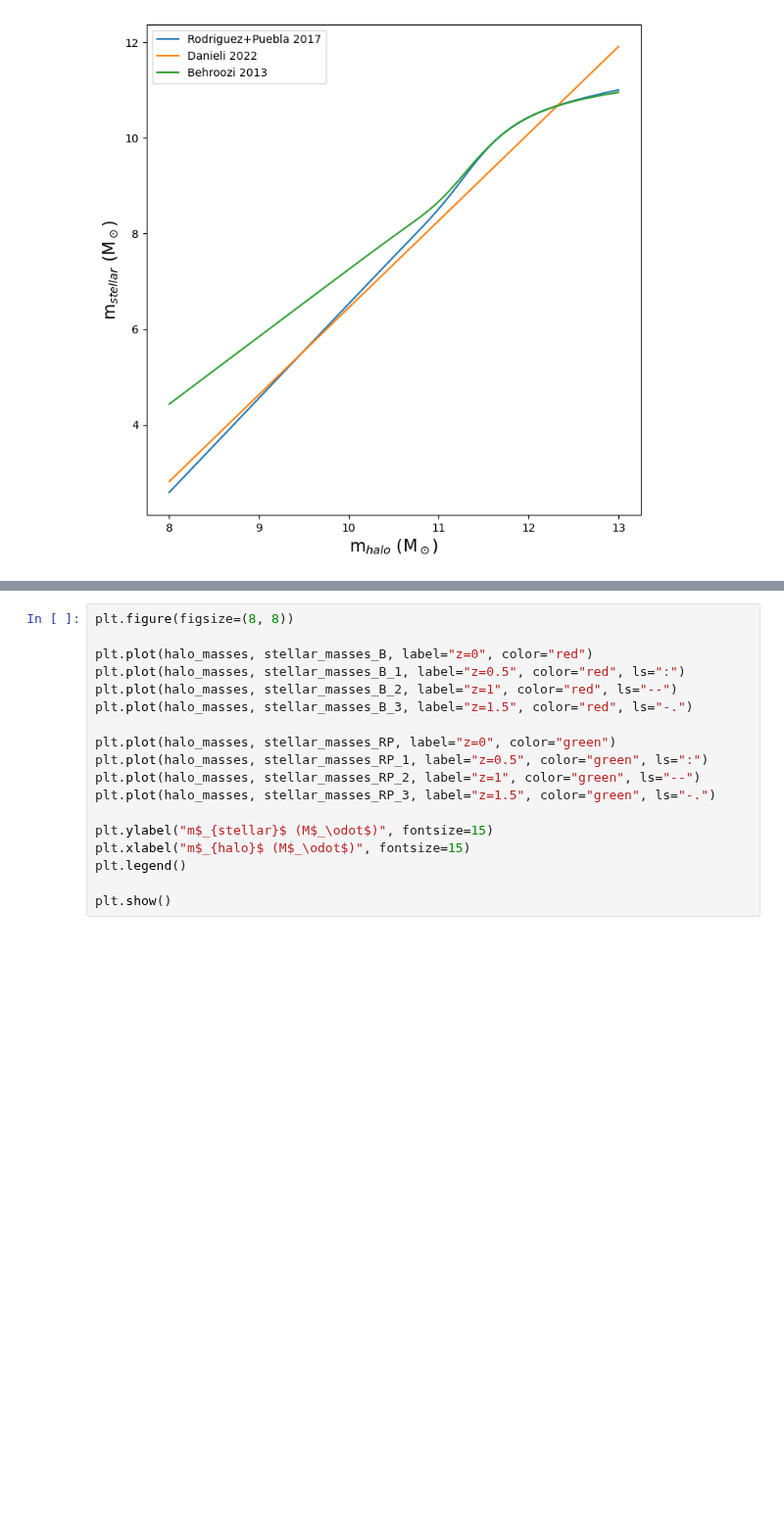
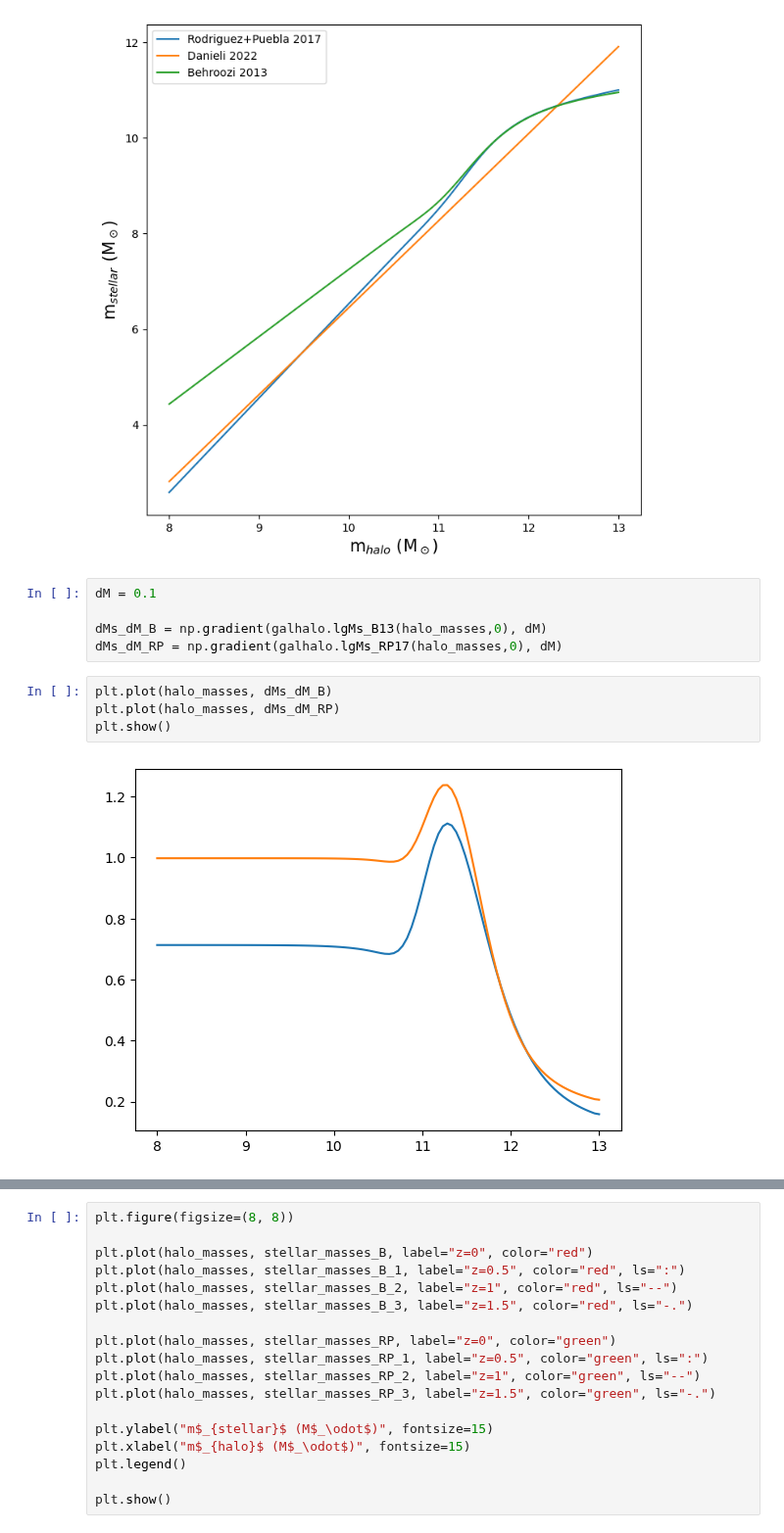
Before and after one commit to jsmonzon/SatGen, a Jupyter notebook: notebooks/SHMR.ipynb, the cells around one changed output, grey strips where cells are left out. Shown at 98% size. Cells and saved outputs as stored; diff of their text form; blank space fills up the shorter version.

```diff
--- a/notebooks/SHMR.ipynb
+++ b/notebooks/SHMR.ipynb
@@ -103,3 +104,14 @@ plt.legend()
 plt.show()
 # %% [output]
 [figure]
+# %%
+dM = 0.1
+
+dMs_dM_B = np.gradient(galhalo.lgMs_B13(halo_masses,0), dM)
+dMs_dM_RP = np.gradient(galhalo.lgMs_RP17(halo_masses,0), dM)
+# %%
+plt.plot(halo_masses, dMs_dM_B)
+plt.plot(halo_masses, dMs_dM_RP)
+plt.show()
+# %% [output]
+[figure, added]
```
Also changed, not shown: parts of 11 cells of this notebook, 10 other files.
